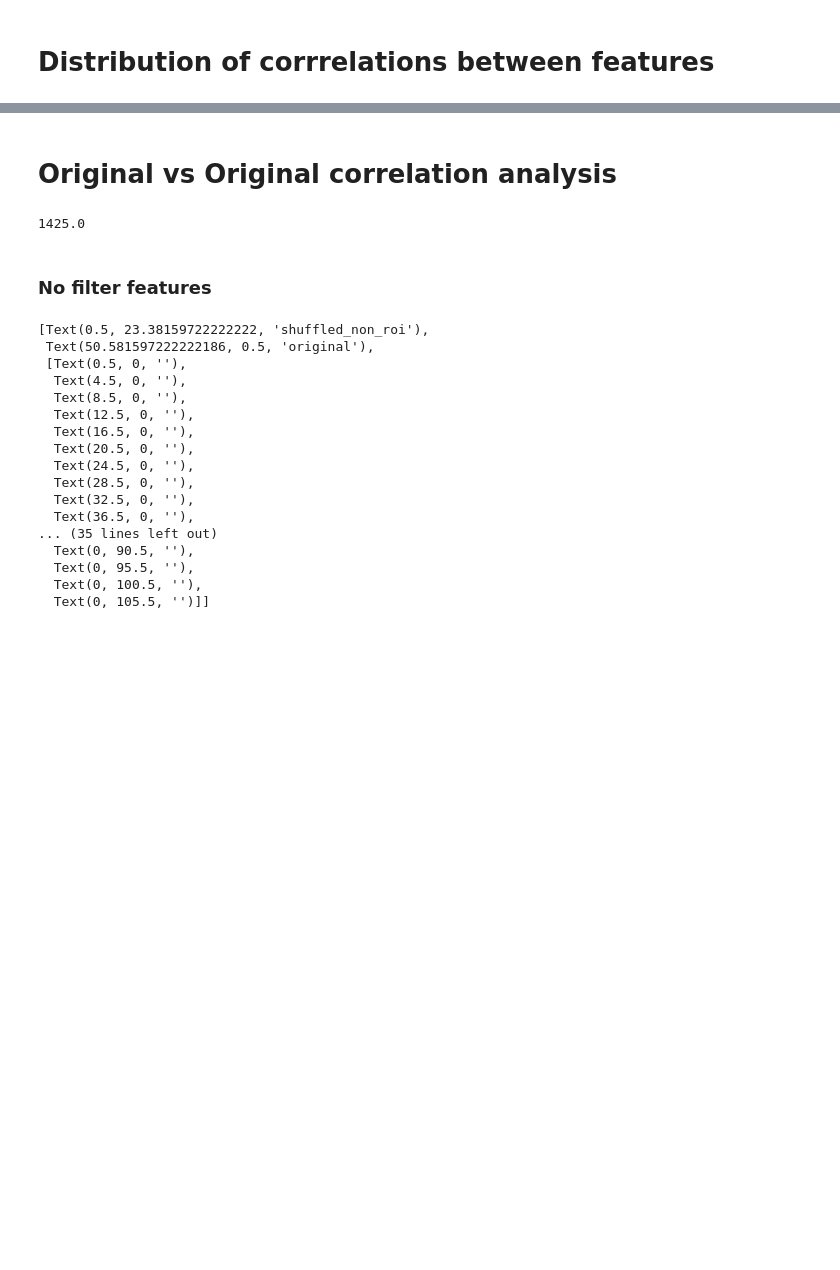
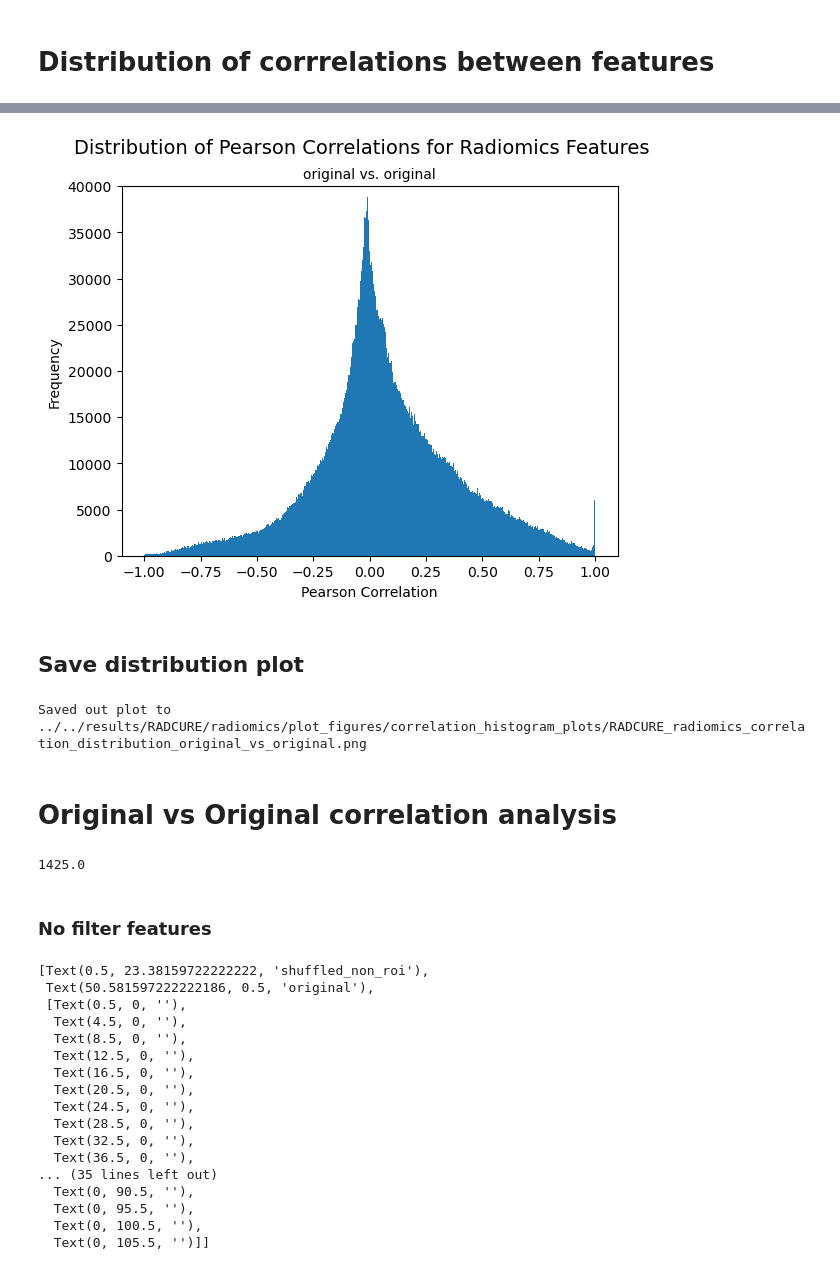
Before and after one commit to bhklab/analyze_readii_outputs, a Jupyter notebook: workflow/notebooks/correlation_analysis.ipynb, the cells around one changed output, grey strips where cells are left out. Cells and saved outputs as stored; diff of their text form; code cells hidden in the pictures; blank space fills up the shorter version.

```diff
--- a/workflow/notebooks/correlation_analysis.ipynb
+++ b/workflow/notebooks/correlation_analysis.ipynb
@@ -95,3 +106,32 @@ plt.show()
+# %%
+# flatten the correlation matrix to a vector
+feature_correlation_arr = feature_correlation_matrix.to_numpy()
+lower_half_idx = np.mask_indices(len(feature_correlation_matrix), np.tril)
+diagonal_matrix_values = feature_correlation_arr[lower_half_idx]
+
+# calculate histogram of distribution of correlations
+correlation_distribution = np.histogram(diagonal_matrix_values, bins=100)
+
+# Set up figure for histogram
+dist_fig, dist_ax = plt.subplots()
+_, bin_edges, _ = dist_ax.hist(diagonal_matrix_values, bins=450)
+dist_ax.set_xlabel(f"{correlation_method.capitalize()} Correlation")
+dist_ax.set_ylabel("Frequency")
+dist_ax.set_ybound(0, 40000)
+plt.suptitle(f"Distribution of {correlation_method.capitalize()} Correlations for {extraction_method.capitalize()} Features", fontsize=14)
+plt.title(f"{feature_set_vertical} vs. {feature_set_horizontal}", fontsize=10)
+plt.show()
+# %% [output]
+[figure, added]
+# %% [markdown]
+## Save distribution plot
+# %%
+distribution_plot_name = f"{dataset_name}_{extraction_method}_correlation_distribution_{feature_set_vertical}_vs_{feature_set_horizontal}.png"
+distribution_plot_output_dir_path = f"../../results/{dataset_name}/{extraction_method}/plot_figures/correlation_histogram_plots"
+
+savePlotFigure(dist_fig, distribution_plot_name, distribution_plot_output_dir_path, dataset_name)
+# %% [output]
+Saved out plot to ../../results/RADCURE/radiomics/plot_figures/correlation_histogram_plots/RADCURE_radiomics_correlation_distribution_original_vs_original.png
 # %% [markdown]
 # Original vs Original correlation analysis
 # %%
```
Also changed, not shown: parts of 10 cells of this notebook.
